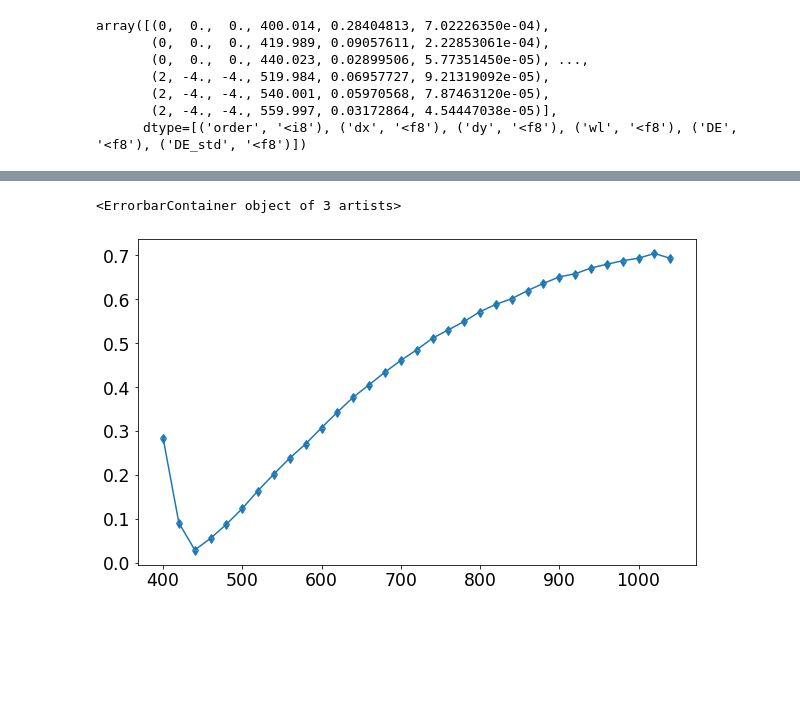
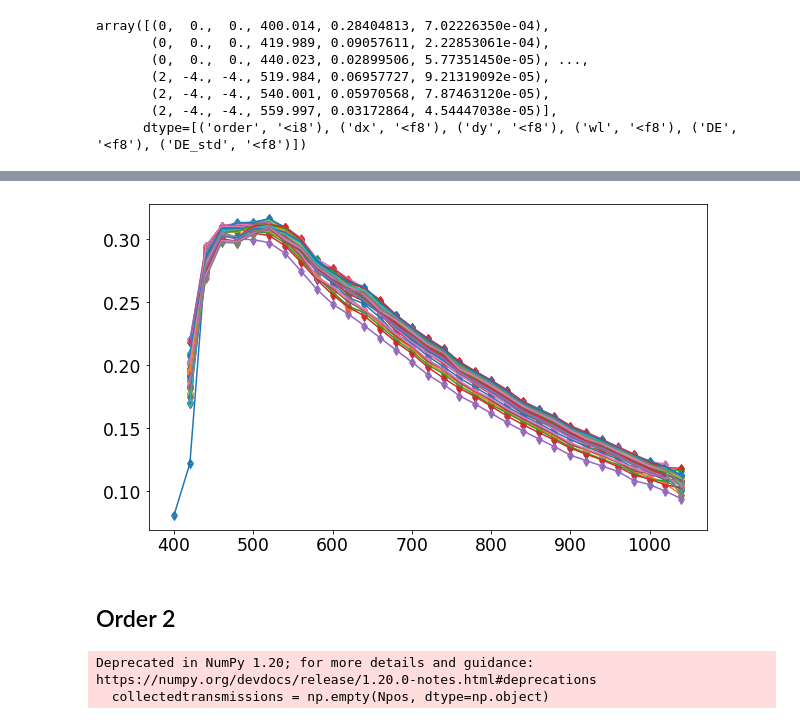
Before and after one commit to sylvielsstfr/HoloTransmissionCube, a Jupyter notebook: ExploreDataCube.ipynb, the cells around one changed output, grey strips where cells are left out. Drawn from its saved outputs; the diff is of its cells as text; code cells hidden in the pictures; blank space fills up the shorter version.

```diff
--- a/ExploreDataCube.ipynb
+++ b/ExploreDataCube.ipynb
@@ -63,0 +129,2 @@ array([(0,  0.,  0., 400.014, 0.28404813, 7.02226350e-04),
+# %%
+Npos1,list_of_position_1 = get_list_of_position(arr_1)
@@ -65,0 +145,2 @@ array([(0,  0.,  0., 400.014, 0.28404813, 7.02226350e-04),
+# %%
+arr_1_ext = get_list_of_transmissions(arr_1)
@@ -131,17 +169,0 @@ array([None, None, None, None, None, None, None, None, None, None, None,
-# %%
-for idx in np.arange(NARR):
-#for idx in np.arange(10):
-
-    currentposition = (arr[idx][0],arr[idx][1], arr[idx][2] )
-    currentvalues = (arr[idx][3],arr[idx][4], arr[idx][5] )
-
-
-    idx2=0
-    for position in ListOfPositions:
-        if position == currentposition:
-
-            if collectedtransmissions[idx2] == None:
-                collectedtransmissions[idx2] = []
-                collectedtransmissions[idx2].append(currentvalues)
-            else:
-                collectedtransmissions[idx2].append(currentvalues)
@@ -164,19 +172,11 @@ array([(0,  0.,  0., 400.014, 0.28404813, 7.02226350e-04),
-# %%
-Xpos=0
-Ypos=0
-Zpos=0
-
-wl=[]
-eff=[]
-eeff=[]
-
-for idx in np.arange(NARR):
-    if arr[idx][0] == Xpos and  arr[idx][1] == Ypos and  arr[idx][2] == Zpos :
-        wl.append(arr[idx][3])
-        eff.append(arr[idx][4])
-        eeff.append(arr[idx][5])
-# %%
-plt.errorbar(wl,eff,yerr=eeff,uplims=True, lolims=True)
-# %% [output]
-<ErrorbarContainer object of 3 artists>
-[figure, removed]
+# %%
+for idx in np.arange(Npos1):
+    list_of_datapoints = arr_1_ext[idx]
+
+    wl,eff,eeff = zip(*list_of_datapoints)
+
+    plt.errorbar(wl,eff,yerr=eeff,uplims=True, lolims=True)
+# %% [output]
+[figure, added]
+# %% [markdown]
+## Order 2
@@ -182,0 +185,5 @@ plt.errorbar(wl,eff,yerr=eeff,uplims=True, lolims=True)
+# %%
+arr_2_ext = get_list_of_transmissions(arr_2)
+# %% [output]
+Deprecated in NumPy 1.20; for more details and guidance: https://numpy.org/devdocs/release/1.20.0-notes.html#deprecations
+  collectedtransmissions = np.empty(Npos, dtype=np.object)
```
Also changed, not shown: parts of 30 cells of this notebook.
